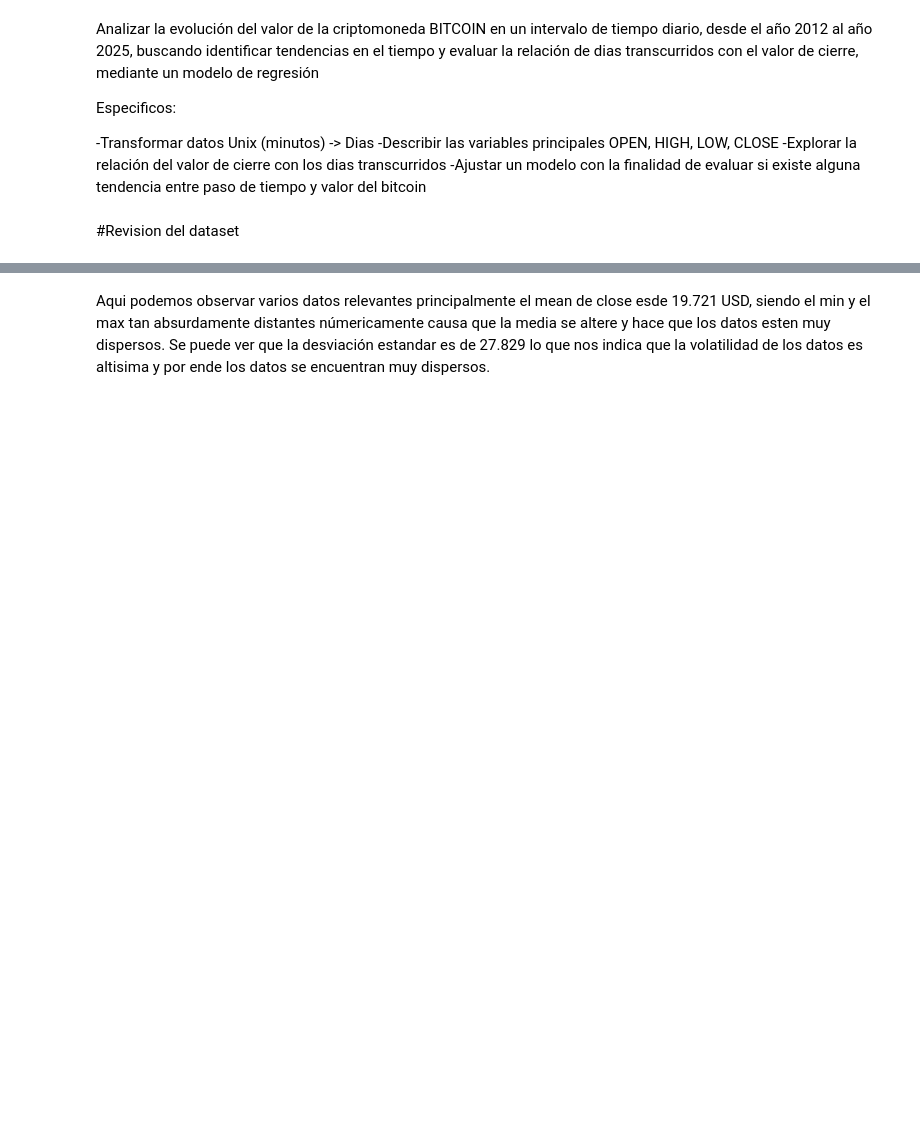
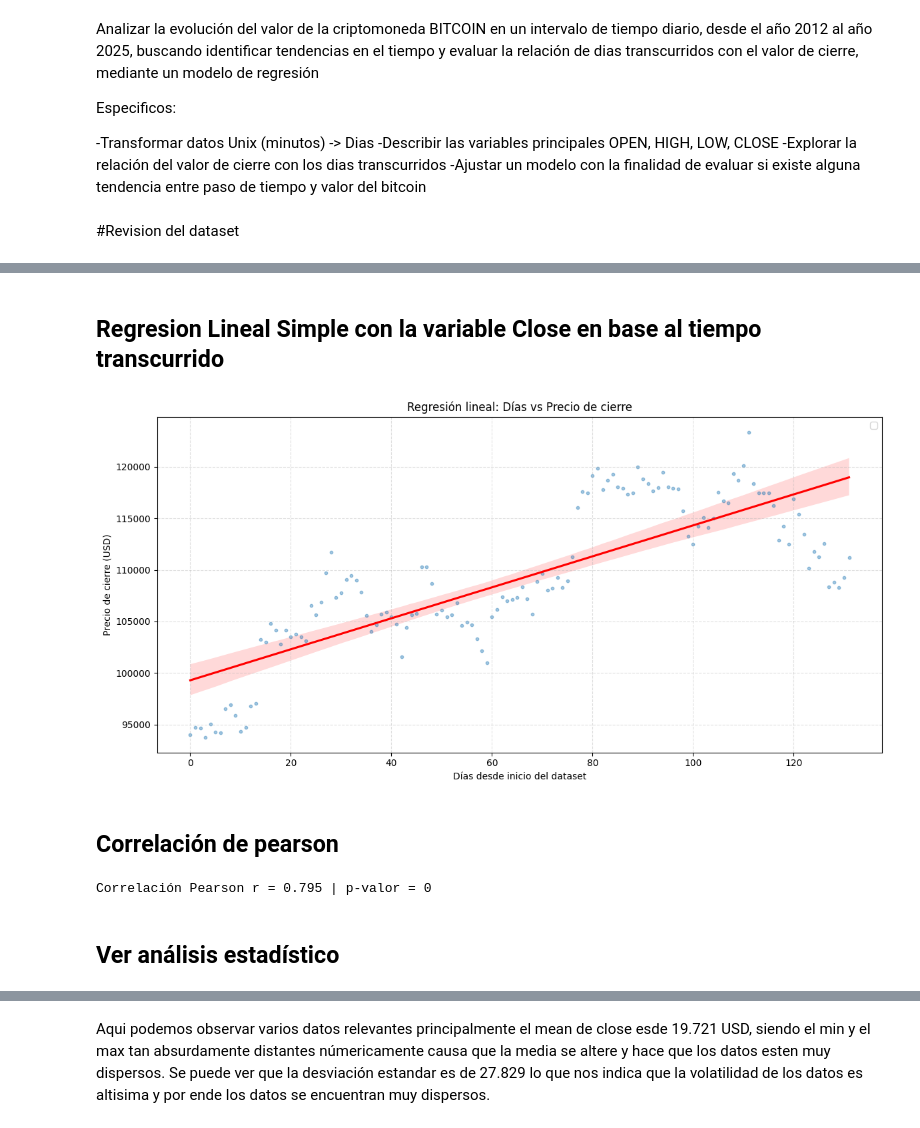
Before and after one commit to AlexandreKc/SUMATIVA2_IDN, a Jupyter notebook: notebook/BI_T1_SebastianCarrera.ipynb, the cells around one changed output, grey strips where cells are left out. Saved outputs shown, nothing was run; the diff lists cells and outputs as text; code cells hidden in the pictures; blank space fills up the shorter version.

```diff
--- a/notebook/BI_T1_SebastianCarrera.ipynb
+++ b/notebook/BI_T1_SebastianCarrera.ipynb
@@ -285,0 +232,43 @@ Name: Close, dtype: float64
+# %% [markdown]
+## Regresion Lineal Simple con la variable Close en base al tiempo transcurrido
+# %%
+# Crear eje X como número de días desde el inicio
+x_vals = np.arange(len(df_daily))
+y_vals = df_daily['Close'].values  # precios en un array limpio
+
+plt.figure(figsize=(12, 6))
+
+# Línea de regresión
+sns.regplot(
+    x=x_vals,
+    y=y_vals,
+    scatter=False,
+    color="red",
+    line_kws={'label':"Tendencia lineal"}
+)
+
+# Scatter de puntos
+plt.scatter(x_vals, y_vals, alpha=0.4, s=10)
+
+plt.title("Regresión lineal: Días vs Precio de cierre")
+plt.xlabel("Días desde inicio del dataset")
+plt.ylabel("Precio de cierre (USD)")
+plt.legend()
+plt.grid(True, linestyle="--", alpha=0.4)
+plt.tight_layout()
+plt.show()
+# %% [output]
+[figure, added]
+# %% [markdown]
+## Correlación de pearson
+# %%
+#Correlación de Pearson
+mask = btc_daily[['t', 'Close']].dropna()
+
+r, p = pearsonr(mask['t'], mask['Close'])
+
+print(f'Correlación Pearson r = {r:.3f} | p-valor = {p:.3g}')
+# %% [output]
+Correlación Pearson r = 0.795 | p-valor = 0
+# %% [markdown]
+## Ver análisis estadístico
```
Also changed, not shown: parts of 53 cells of this notebook, 2 other files.
